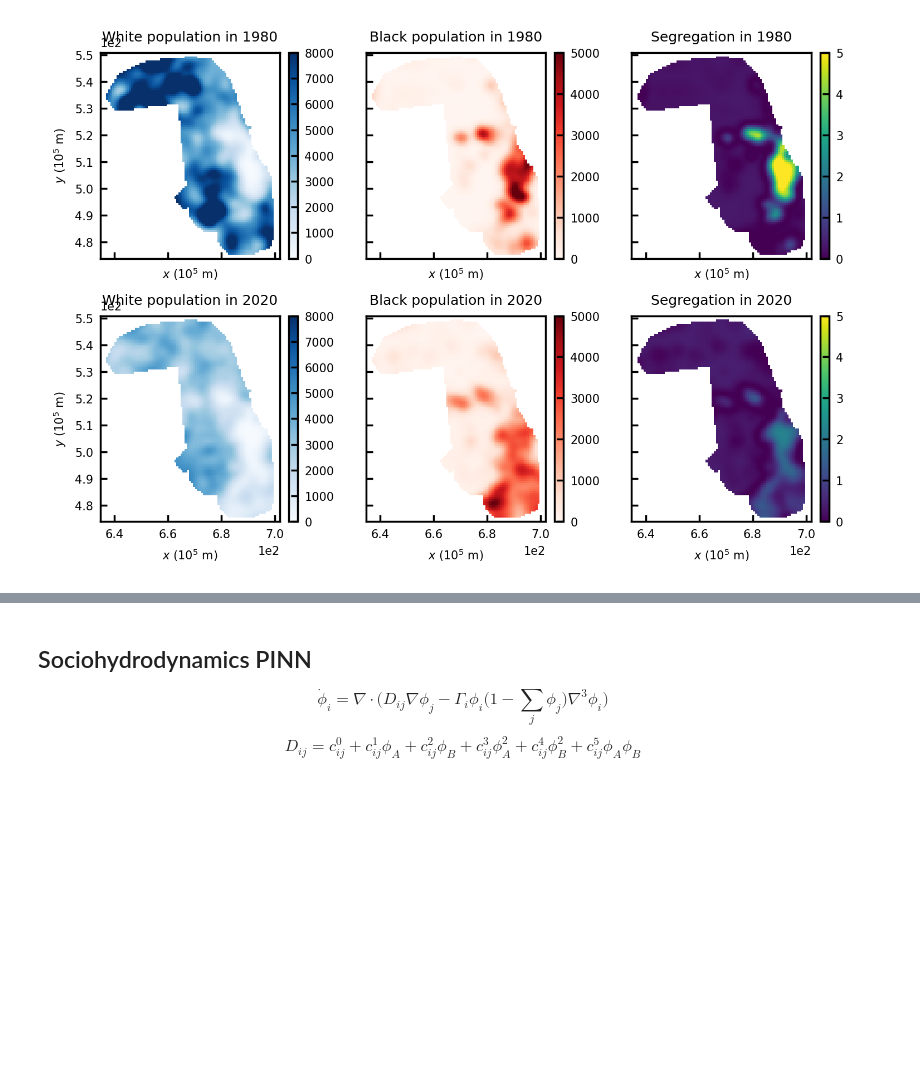
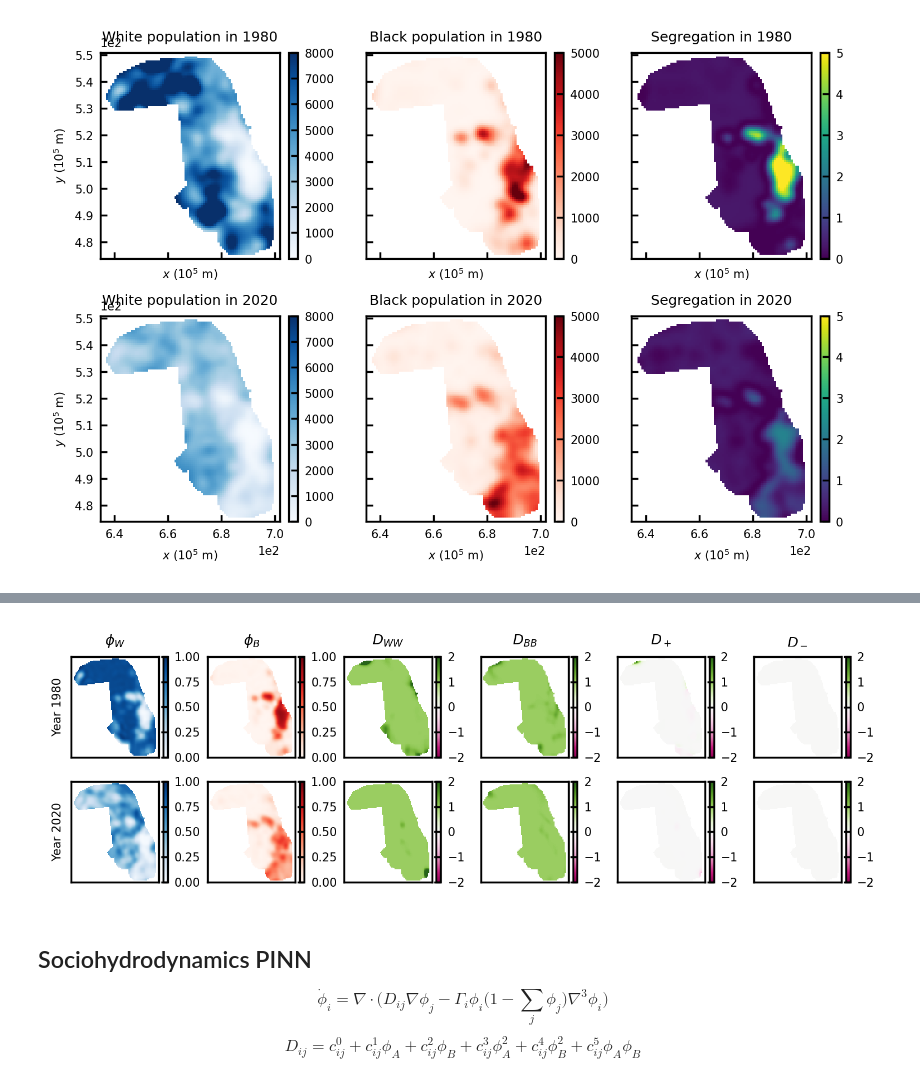
Before and after one commit to jcolen/sociohydro, a Jupyter notebook: pinn/PINN.ipynb, the cells around one changed output, grey strips where cells are left out. Drawn from its saved outputs; the diff is of its cells as text; code cells hidden in the pictures; blank space fills up the shorter version.

```diff
--- a/pinn/PINN.ipynb
+++ b/pinn/PINN.ipynb
@@ -33,7 +33,7 @@ $$ D_{ij} = c^0_{ij} + c^1_{ij} \phi_A + c^2_{ij} \phi_B + c^3_{ij} \phi_A^2 + c
 '''
 Load and plot data from HDF5 files
 '''
-with h5py.File("data/cook_IL.hdf5", "r") as d:
+with h5py.File("../data/cook_IL.hdf5", "r") as d:
     x_grid = d["x_grid"][:] / 1e3
     y_grid = d["y_grid"][:] / 1e3
     w_grid = d["w_grid_array_masked"][:].transpose(2, 0, 1)
@@ -217,0 +130,97 @@ DiffusionNN_LinearPINN Iter = 55000     Loss = 5.374e-02, MSE = 5.047e-02, Phys
+# %%
+from pinn import *
+
+lw = 1
+plt.rcParams['axes.labelsize'] = 6
+plt.rcParams['xtick.labelsize'] = 6
+plt.rcParams['ytick.labelsize'] = 6
+plt.rcParams['axes.linewidth'] = lw
+plt.rcParams['xtick.direction'] = 'in'
+plt.rcParams['xtick.major.width'] = lw
+plt.rcParams['ytick.direction'] = 'in'
+plt.rcParams['ytick.major.width'] = lw
+plt.rcParams['font.size'] = 6
+plt.rcParams['legend.framealpha'] = 0.
+plt.rcParams['legend.handlelength'] = 1.25
+plt.rcParams['image.origin'] = 'upper'
+plt.rcParams['pcolor.shading'] = 'auto'
+plt.rcParams['figure.dpi'] = 250
+
+def plot_white_black_Dij(fig, ax, w_grid, b_grid, D_grid, year, x_grid, y_grid, vmax=2, title=False):
+
+    c0 = ax[0].pcolormesh(x_grid, y_grid, w_grid, cmap="Blues", vmin=0, vmax=1)
+    cax0 = ax[0].inset_axes([1.05, 0, 0.05, 1])
+    fig.colorbar(c0, ax=ax[0], cax=cax0)
+
+    c1 = ax[1].pcolormesh(x_grid, y_grid, b_grid, cmap="Reds", vmin=0, vmax=1)
+    cax1 = ax[1].inset_axes([1.05, 0, 0.05, 1])
+    fig.colorbar(c1, ax=ax[1], cax=cax1)
+
+    if title:
+        ax[0].set_title(f'$\\phi_W$')
+        ax[1].set_title(f'$\\phi_B$')
+
+    toplot = {
+        '$D_{WW}$': np.exp(D_grid[..., 0]),
+        '$D_{BB}$': np.exp(D_grid[..., 3]),
+        '$D_+$': 0.5 * (D_grid[..., 1] + D_grid[..., 2]),
+        '$D_-$': 0.5 * (D_grid[..., 1] - D_grid[..., 2]),
+    }
+
+    for i, key in enumerate(toplot.keys()):
+        ci = ax[i+2].pcolormesh(x_grid, y_grid, toplot[key],
+                                cmap='PiYG', vmin=-vmax, vmax=vmax)
+        if title:
+            ax[i+2].set_title(key)
+        caxi = ax[i+2].inset_axes([1.05, 0, 0.05, 1])
+        fig.colorbar(ci, ax=ax[i+2], cax=caxi)
+
+    for a in ax.ravel():
+        a.set_aspect(1)
+        a.set(xticks=[], yticks=[])
+
+def plot(model):
+    tyx = np.stack([t, y, x], axis=-1)
+    tyx = torch.from_numpy(tyx).float().to(device)
+    with torch.no_grad():
+        wbD = model(tyx)
+        wb = wbD[:, :2].cpu().numpy()
+        D =  model.get_diffusion(wbD[:, 2:]).cpu().numpy()
+        print(wb.shape, D.shape)
+
+    w_pred = np.zeros_like(w_grid)
+    b_pred = np.zeros_like(b_grid)
+    D_pred = np.zeros([*w_grid.shape, 4])
+
+    w_pred[keep] = wb[:, 0]
+    w_pred[~keep] = np.nan
+
+    b_pred[keep] = wb[:, 1]
+    b_pred[~keep] = np.nan
+
+    D_pred[keep] = D
+    D_pred[~keep] = np.nan
+
+    #plot points
+    fig, ax = plt.subplots(2, 6, figsize=(6, 2), sharey=True, sharex=True)
+
+    ii = 0
+    plot_white_black_Dij(fig, ax[0], w_pred[ii], b_pred[ii], D_pred[ii], T[ii], x_grid, y_grid, title=True)
+    ax[0,0].set_ylabel(f'Year {T[ii]}')
+
+    ii = 4
+    plot_white_black_Dij(fig, ax[1], w_pred[ii], b_pred[ii], D_pred[ii], T[ii], x_grid, y_grid)
+    ax[1,0].set_ylabel(f'Year {T[ii]}')
+
+    plt.tight_layout()
+
+
+modeltype = SymmetricCrossDiffusionPINN
+model = modeltype(*margs).to(device)#, **info['hparams']).to(device)
+info = torch.load(f'./{modeltype.__name__}', map_location='cpu')
+model = modeltype(*margs).to(device)#, **info['hparams']).to(device)
+model.model.load_state_dict(info['state_dict'])
+model.iter = info['iteration']
+plot(model)
+model.print()
+# %% [output]
@@ -218,3 +233,4 @@ DiffusionNN_LinearPINN Iter = 55000     Loss = 5.374e-02, MSE = 5.047e-02, Phys
+[figure, added]
 # %% [markdown]
 ## Sociohydrodynamics PINN
 
```
Also changed, not shown: parts of 22 cells of this notebook, 35 other files.
